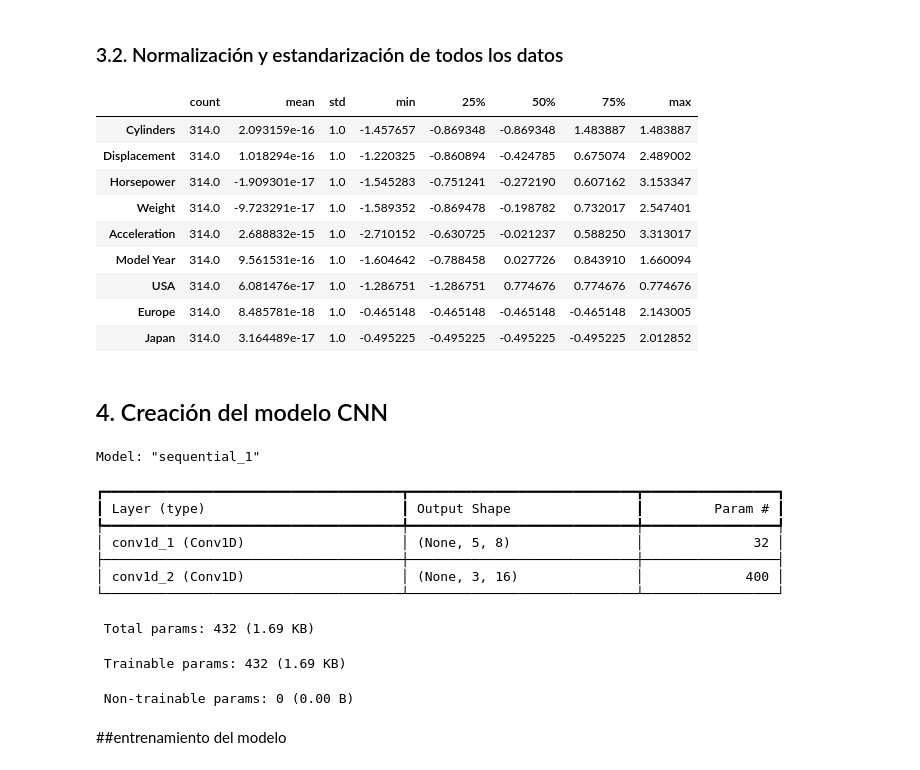
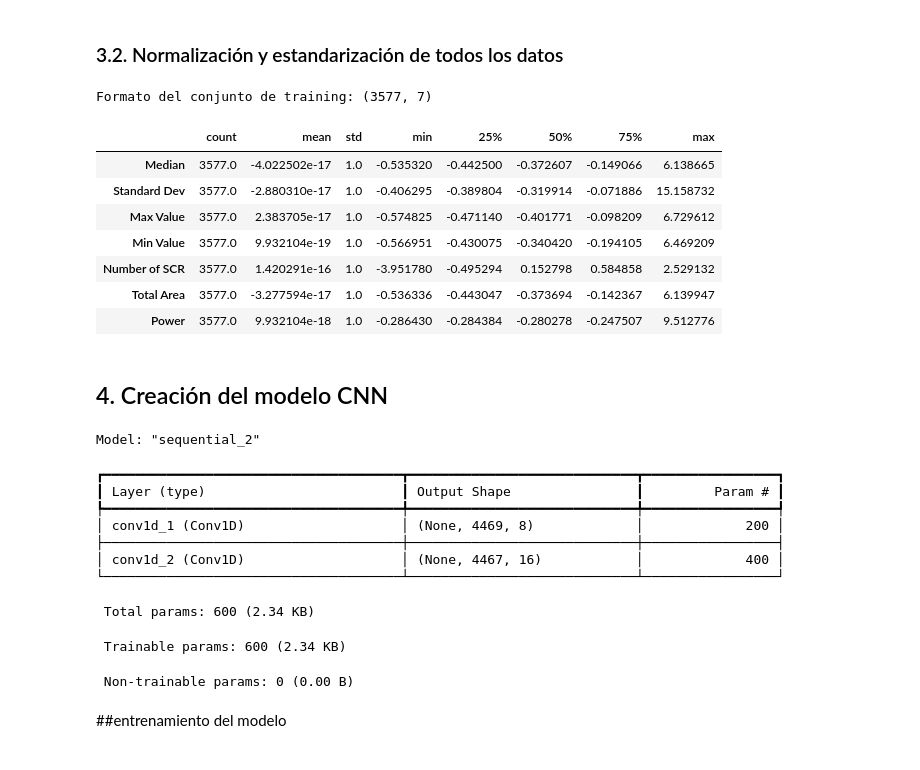
Before and after one commit to MariaEspFon/Scripts-propios, a Jupyter notebook: TensorFlow/CNN_model.ipynb, the cells around one changed output. Cells and saved outputs as stored; diff of their text form; code cells hidden in the pictures.

```diff
--- a/TensorFlow/CNN_model.ipynb
+++ b/TensorFlow/CNN_model.ipynb
@@ -86,42 +91,45 @@ normed_test_data = norm(test_dataset)
 # %%
 normed_train_stats = normed_train_data.describe()
 normed_train_stats = normed_train_stats.transpose()
+
+size_training = normed_train_data.shape
+print(f'Formato del conjunto de training: {size_training}')
 normed_train_stats
 # %% [output]
+Formato del conjunto de training: (3577, 7)
 |  | count | mean | std | min | 25% | 50% | 75% | max |
-| Cylinders | 314.0 | 2.093159e-16 | 1.0 | -1.457657 | -0.869348 | -0.869348 | 1.483887 | 1.483887 |
-| Displacement | 314.0 | 1.018294e-16 | 1.0 | -1.220325 | -0.860894 | -0.424785 | 0.675074 | 2.489002 |
-| Horsepower | 314.0 | -1.909301e-17 | 1.0 | -1.545283 | -0.751241 | -0.272190 | 0.607162 | 3.153347 |
-| Weight | 314.0 | -9.723291e-17 | 1.0 | -1.589352 | -0.869478 | -0.198782 | 0.732017 | 2.547401 |
-| Acceleration | 314.0 | 2.688832e-15 | 1.0 | -2.710152 | -0.630725 | -0.021237 | 0.588250 | 3.313017 |
-| Model Year | 314.0 | 9.561531e-16 | 1.0 | -1.604642 | -0.788458 | 0.027726 | 0.843910 | 1.660094 |
-| USA | 314.0 | 6.081476e-17 | 1.0 | -1.286751 | -1.286751 | 0.774676 | 0.774676 | 0.774676 |
-| Europe | 314.0 | 8.485781e-18 | 1.0 | -0.465148 | -0.465148 | -0.465148 | -0.465148 | 2.143005 |
-| Japan | 314.0 | 3.164489e-17 | 1.0 | -0.495225 | -0.495225 | -0.495225 | -0.495225 | 2.012852 |
+| Median | 3577.0 | -4.022502e-17 | 1.0 | -0.535320 | -0.442500 | -0.372607 | -0.149066 | 6.138665 |
+| Standard Dev | 3577.0 | -2.880310e-17 | 1.0 | -0.406295 | -0.389804 | -0.319914 | -0.071886 | 15.158732 |
+| Max Value | 3577.0 | 2.383705e-17 | 1.0 | -0.574825 | -0.471140 | -0.401771 | -0.098209 | 6.729612 |
+| Min Value | 3577.0 | 9.932104e-19 | 1.0 | -0.566951 | -0.430075 | -0.340420 | -0.194105 | 6.469209 |
+| Number of SCR | 3577.0 | 1.420291e-16 | 1.0 | -3.951780 | -0.495294 | 0.152798 | 0.584858 | 2.529132 |
+| Total Area | 3577.0 | -3.277594e-17 | 1.0 | -0.536336 | -0.443047 | -0.373694 | -0.142367 | 6.139947 |
+| Power | 3577.0 | 9.932104e-18 | 1.0 | -0.286430 | -0.284384 | -0.280278 | -0.247507 | 9.512776 |
 # %% [markdown]
 ## 4. Creación del modelo CNN
 # %%
 from keras import Sequential, layers
 
-def build_model():
+def build_model(size):
   model = Sequential()
-  model.add(layers.Conv1D(8, 3, strides=1, padding='valid', activation='relu', input_shape=(4000,7,1)))
+  model.add(layers.Conv1D(8, 3, strides=1, padding='valid', activation='relu', input_shape=size_training))
   model.add(layers.Conv1D(16, 3, strides=1, padding='valid', activation='relu'))
+  model.add(layers.)
   return model
 
-model = build_model()
+model = build_model(size)
 model.summary()
 # %% [output]
-Model: "sequential_1"
+Model: "sequential_2"
 ┏━━━━━━━━━━━━━━━━━━━━━━━━━━━━━━━━━━━━━━┳━━━━━━━━━━━━━━━━━━━━━━━━━━━━━┳━━━━━━━━━━━━━━━━━┓
 ┃ Layer (type)                         ┃ Output Shape                ┃         Param # ┃
 ┡━━━━━━━━━━━━━━━━━━━━━━━━━━━━━━━━━━━━━━╇━━━━━━━━━━━━━━━━━━━━━━━━━━━━━╇━━━━━━━━━━━━━━━━━┩
-│ conv1d_1 (Conv1D)                    │ (None, 5, 8)                │              32 │
+│ conv1d_1 (Conv1D)                    │ (None, 4469, 8)             │             200 │
 ├──────────────────────────────────────┼─────────────────────────────┼─────────────────┤
-│ conv1d_2 (Conv1D)                    │ (None, 3, 16)               │             400 │
+│ conv1d_2 (Conv1D)                    │ (None, 4467, 16)            │             400 │
 └──────────────────────────────────────┴─────────────────────────────┴─────────────────┘
- Total params: 432 (1.69 KB)
+ Total params: 600 (2.34 KB)
- Trainable params: 432 (1.69 KB)
+ Trainable params: 600 (2.34 KB)
  Non-trainable params: 0 (0.00 B)
 # %%
 optimizer = tf.keras.optimizers.RMSprop(0.001)
```
Also changed, not shown: parts of 3 cells of this notebook.
